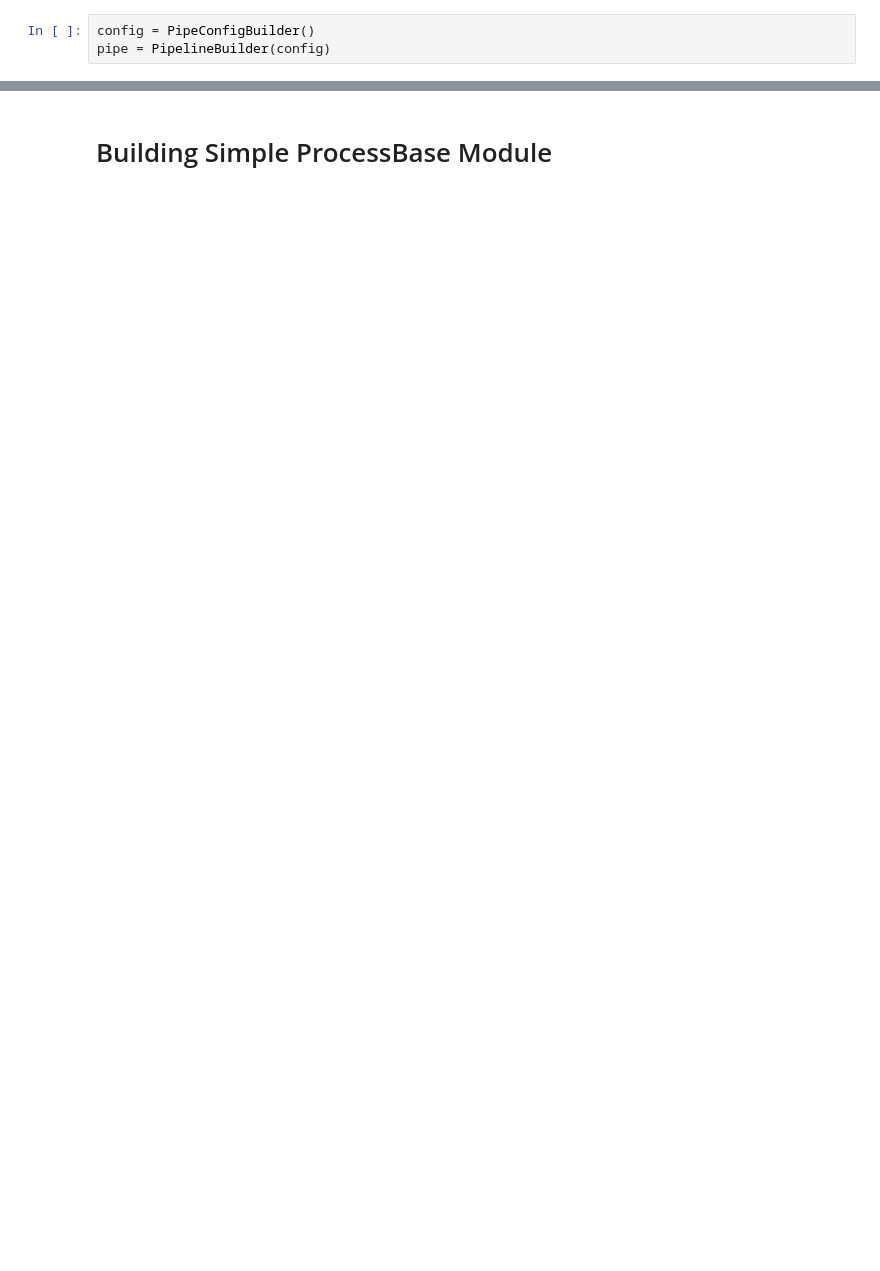
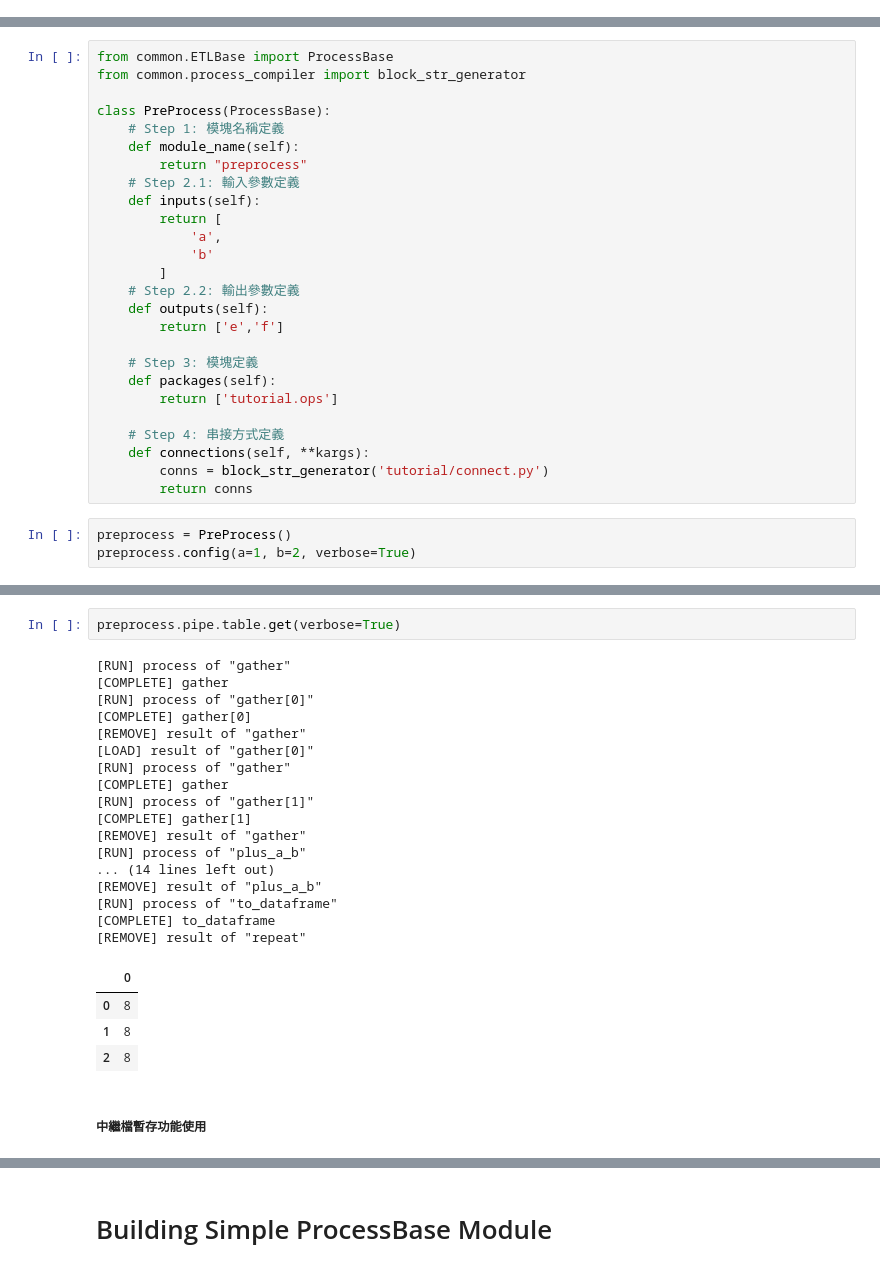
Before and after one commit to justinyeh1995/edu_framework, a Jupyter notebook: Tutorial of Pipeline Tools.ipynb, the cells around one changed output, grey strips where cells are left out. Cells and saved outputs as stored; diff of their text form; blank space fills up the shorter version.

Commit message:
revise preprocess related README

```diff
--- a/Tutorial of Pipeline Tools.ipynb
+++ b/Tutorial of Pipeline Tools.ipynb
@@ -5,3 +0,0 @@ from common.ETLBase import PipelineBuilder, PipeConfigBuilder
-# %%
-config = PipeConfigBuilder()
-pipe = PipelineBuilder(config)
@@ -28,0 +103,29 @@ pipe.f.get()
+# %%
+from common.ETLBase import ProcessBase
+from common.process_compiler import block_str_generator
+
+class PreProcess(ProcessBase):
+    # Step 1: 模塊名稱定義
+    def module_name(self):
+        return "preprocess"
+    # Step 2.1: 輸入參數定義
+    def inputs(self):
+        return [
+            'a',
+            'b'
+        ]
+    # Step 2.2: 輸出參數定義
+    def outputs(self):
+        return ['e','f']
+
+    # Step 3: 模塊定義
+    def packages(self):
+        return ['tutorial.ops']
+
+    # Step 4: 串接方式定義
+    def connections(self, **kargs):
+        conns = block_str_generator('tutorial/connect.py')
+        return conns
+# %%
+preprocess = PreProcess()
+preprocess.config(a=1, b=2, verbose=True)
@@ -30,0 +155,26 @@ pipe.view(summary=False, option='all')
+# %%
+preprocess.pipe.table.get(verbose=True)
+# %% [output]
+[RUN] process of "gather"
+[COMPLETE] gather
+[RUN] process of "gather[0]"
+[COMPLETE] gather[0]
+[REMOVE] result of "gather"
+[LOAD] result of "gather[0]"
+[RUN] process of "gather"
+[COMPLETE] gather
+[RUN] process of "gather[1]"
+[COMPLETE] gather[1]
+[REMOVE] result of "gather"
+[RUN] process of "plus_a_b"
+... (14 lines left out)
+[REMOVE] result of "plus_a_b"
+[RUN] process of "to_dataframe"
+[COMPLETE] to_dataframe
+[REMOVE] result of "repeat"
+|  | 0 |
+| 0 | 8 |
+| 1 | 8 |
+| 2 | 8 |
+# %% [markdown]
+##### 中繼檔暫存功能使用
```
Also changed, not shown: parts of 27 cells of this notebook, 13 other files.
